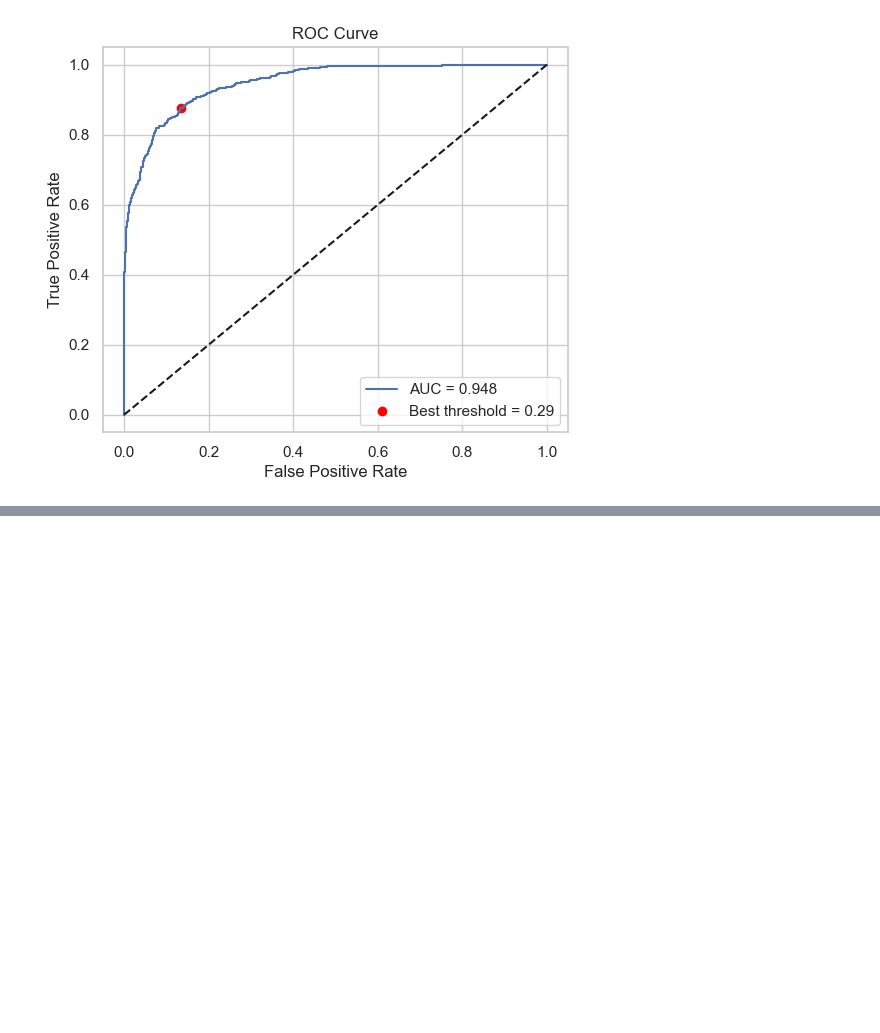
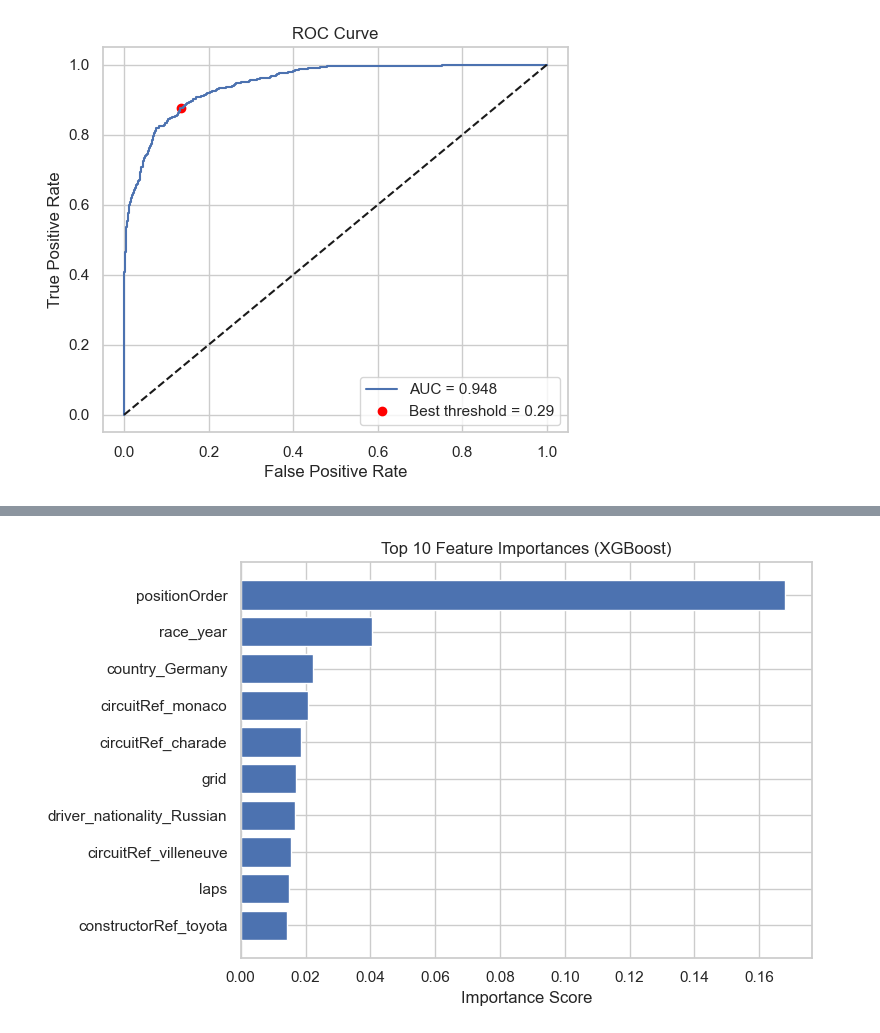
Before and after one commit to DaniilAzarov123/F1-drivers-analysis, a Jupyter notebook: F1_drivers_analysis.ipynb, the cells around one changed output, grey strips where cells are left out. Saved outputs shown, nothing was run; the diff lists cells and outputs as text; code cells hidden in the pictures; blank space fills up the shorter version.

Commit message:
Added XGBoost, comments, summary

```diff
--- a/F1_drivers_analysis.ipynb
+++ b/F1_drivers_analysis.ipynb
@@ -438,0 +563,20 @@ Finally, the probability of finishing the race started growing drastically after
+# %%
+# Feature importance
+
+feature_importance = pd.DataFrame({
+    "Feature": X_train.columns,
+    "Importance": xgb_model.feature_importances_
+})
+
+top_features = feature_importance.sort_values(by="Importance", ascending=False).head(10)
+
+# Plot
+plt.figure(figsize=(8, 5))
+plt.barh(top_features["Feature"], top_features["Importance"])
+plt.gca().invert_yaxis()  # Highest importance at top
+plt.title("Top 10 Feature Importances (XGBoost)")
+plt.xlabel("Importance Score")
+plt.tight_layout()
+plt.show()
+# %% [output]
+[figure, added]
```
Also changed, not shown: parts of 29 cells of this notebook.
